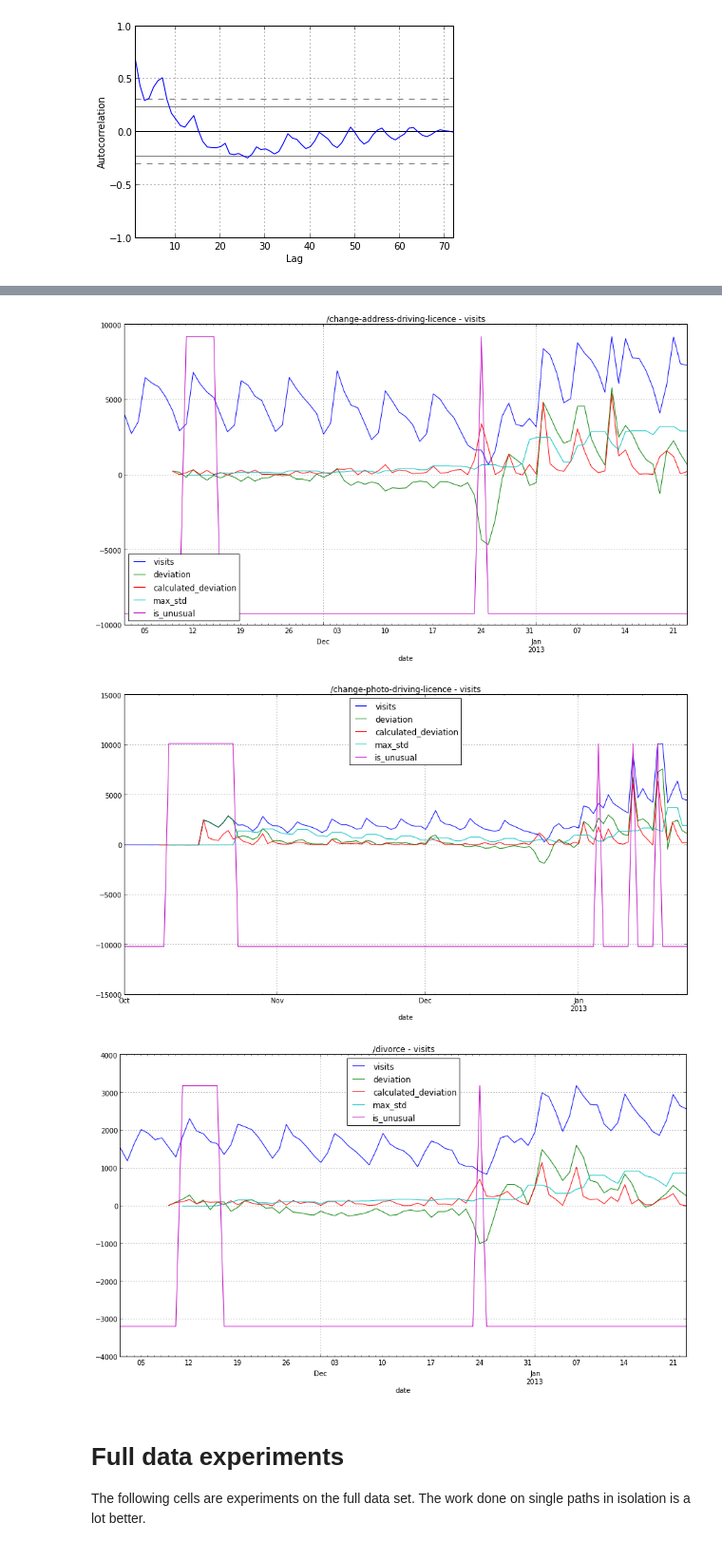
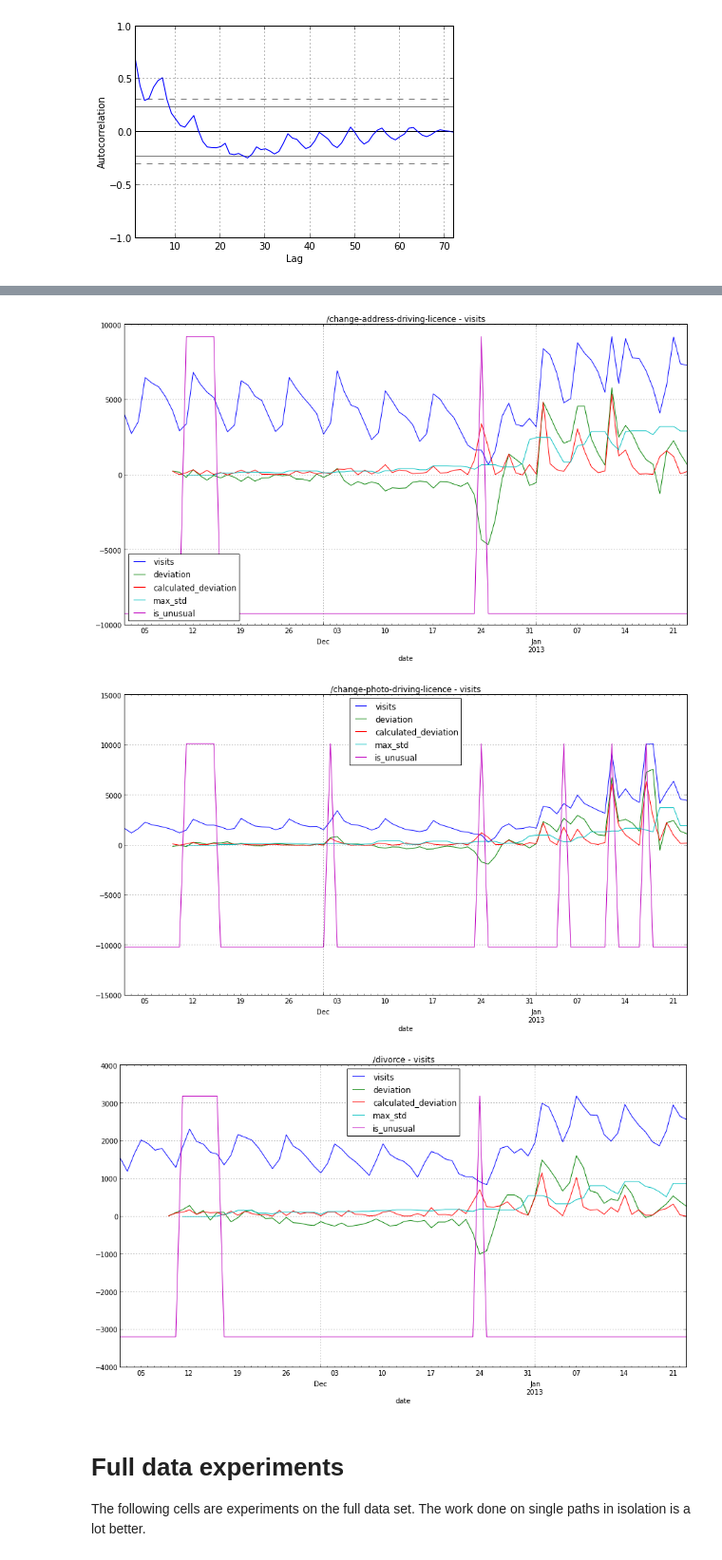
Before and after one commit to robyoung/dora, a Jupyter notebook: notebooks/Visits per piece of content.ipynb, the cells around one changed output, grey strips where cells are left out. Shown: that part at 95% size. Drawn from its saved outputs; the diff is of its cells as text; code cells hidden in the pictures.

Commit message:
Limit example DataFrame to post October.

```diff
--- a/notebooks/Visits per piece of content.ipynb
+++ b/notebooks/Visits per piece of content.ipynb
@@ -177,7 +177,7 @@ def calculate_deviation(frame, column, alpha=0.4):
 
 def calculate_tripple_exponential(frame, column):
     frame["tripple_exp1"] = dr.stats.tripple_exp(frame[column], 7)
-    frame["tripple_exp2"] = frame[column].rolling_apply(dr.stats.tripple_exp2(7))
+    frame["tripple_exp2"] = pd.rolling_apply(frame[column], 2, dr.stats.tripple_exp2(7))
 
     return frame
 
@@ -195,7 +195,7 @@ def calculate_and_draw(full_data, path, column):
 
     # Plot that shizzle
     columns = [column, "deviation", "calculated_deviation", "max_std", "is_unusual"]
-    columns = [column, "deviation", "calculated_deviation", "max_std", "tripple_exp1", "tripple_exp2"]
+    #columns = [column, "deviation", "calculated_deviation", "max_std", "tripple_exp1", "tripple_exp2"]
     single_path.set_index("date")[columns].plot(figsize=(15, 8), title="%s - %s" % (path, column), grid=True)
 
     print single_path[single_path["is_unusual"] > 0][["date", column, "deviation", "calculated_deviation", "max_std"]]
@@ -228,9 +228,11 @@ autocorrelate(full_data[full_data["date"]>date(2012, 11, 12)], "/change-address-
 
 column = "visits"
 
-calculate_and_draw(full_data[full_data["date"] > date(2012, 11, 1)], "/change-address-driving-licence", column)
-calculate_and_draw(full_data, "/change-photo-driving-licence", column)
-calculate_and_draw(full_data[full_data["date"] > date(2012, 11, 1)], "/divorce", column)
+from_november = full_data[full_data["date"] > date(2012, 11, 1)]
+
+calculate_and_draw(from_november, "/change-address-driving-licence", column)
+calculate_and_draw(from_november, "/change-photo-driving-licence", column)
+calculate_and_draw(from_november, "/divorce", column)
 # %% [output]
                   date  visits    deviation  calculated_deviation     max_std
 9  2012-11-11 00:00:00    3402  -156.000000            156.000000    0.000000
@@ -248,9 +250,9 @@ calculate_and_draw(full_data[full_data["date"] > date(2012, 11, 1)], "/divorce",
 12 2012-11-14 00:00:00    1918  159.00000            120.650000    0.000000
 13 2012-11-15 00:00:00    1705  -98.00000             98.000000    0.000000
 14 2012-11-16 00:00:00    1653  107.20000            107.200000    9.859006
 52 2012-12-24 00:00:00     920 -996.13696            708.685746  200.505023
 [figure]
-[figure, old version]
+[figure, new version]
 [figure]
 # %%
 single_path.to_csv(dr.data_path("%s-visits.csv" % path[1:]), encoding="utf-8", index=False)
```
Also changed, not shown: parts of 1 cell of this notebook.
